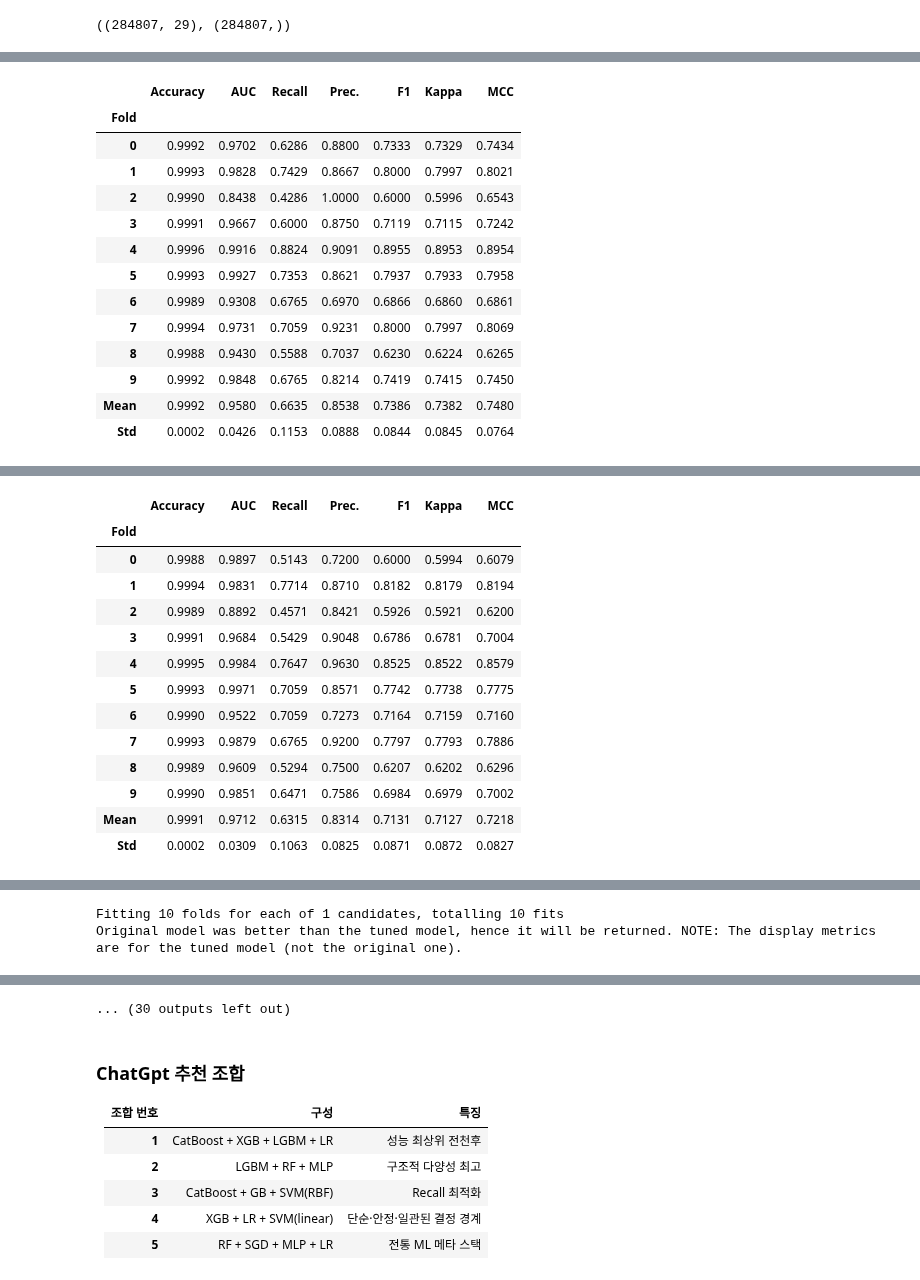
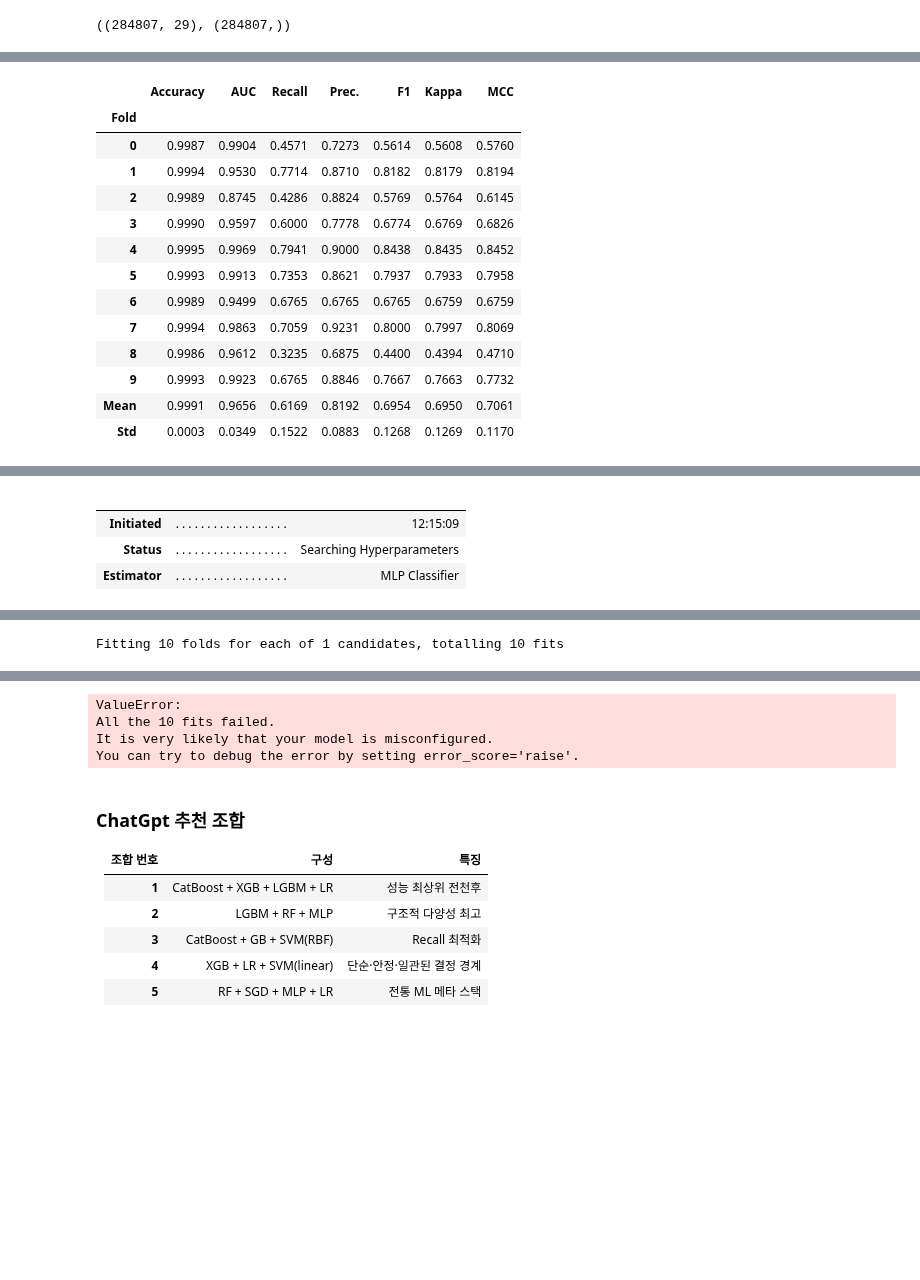
Before and after one commit to jaemin1020/big20-ML-project2-team3, a Jupyter notebook: CreditCardFraud/src/lsj_pycaret_3.EnsembleSet.ipynb, the cells around one changed output, grey strips where cells are left out. Drawn from its saved outputs; the diff is of its cells as text; code cells hidden in the pictures; blank space fills up the shorter version.

```diff
--- a/CreditCardFraud/src/lsj_pycaret_3.EnsembleSet.ipynb
+++ b/CreditCardFraud/src/lsj_pycaret_3.EnsembleSet.ipynb
@@ -142,52 +147,50 @@ mlp_basic_params["random_state"] = [23]
 # %%
 tuned_models = {}
 
-tuned_models['cat'] = tune_model(create_model('catboost'), custom_grid=cat_grid)
-tuned_models['dt'] = tune_model(create_model('dt'), custom_grid=to_grid(HP.dt_basic_params))
-tuned_models['gb'] = tune_model(create_model('gbc'), custom_grid=to_grid(HP.gb_best_params))
-tuned_models['lgbm'] = tune_model(create_model('lightgbm'), custom_grid=to_grid(HP.lgbm_best_param2))
-tuned_models['lr'] = tune_model(create_model('lr'), custom_grid=to_grid(HP.lr_best_params))
-tuned_models['mlp'] = tune_model(create_model('mlp'), custom_grid=to_grid(HP.mlp_basic_params))
-tuned_models['rf'] = tune_model(create_model('rf'), custom_grid=to_grid(HP.rf_best_params))
-tuned_models['sgd'] = tune_model(create_model('sgd'), custom_grid=to_grid(HP.sgd_best_params))
-tuned_models['xgb'] = tune_model(create_model('xgboost'), custom_grid=to_grid(HP.xgb_best_params))
+tuned_models['mlp'] = tune_model(create_model('mlp'), custom_grid=mlp_grid)
 
 lsvc_model = create_model(custom_model=CalibratedLinearSVC(), verbose=False)
 tuned_models['lsvc'] = tune_model(lsvc_model, custom_grid=lsvc_grid)
+
+tuned_models['cat'] = tune_model(create_model('catboost'), custom_grid=cat_grid)
+
+tuned_models['dt'] = tune_model(create_model('dt'), custom_grid=to_grid(HP.dt_basic_params))
+
+tuned_models['gb'] = tune_model(create_model('gbc'), custom_grid=to_grid(HP.gb_best_params))
+
+tuned_models['lgbm'] = tune_model(create_model('lightgbm'), custom_grid=to_grid(HP.lgbm_best_param2))
+
+tuned_models['lr'] = tune_model(create_model('lr'), custom_grid=to_grid(HP.lr_best_params))
+
+tuned_models['rf'] = tune_model(create_model('rf'), custom_grid=to_grid(HP.rf_best_params))
+
+tuned_models['xgb'] = tune_model(create_model('xgboost'), custom_grid=to_grid(HP.xgb_best_params))
+
 
 print("\n🎯 튜닝 완료! 모델 성능 비교:\n")
 results = pull()
 results_sorted = results.sort_values(by="AUC", ascending=False)
 results_sorted
 # %% [output]
 [interactive output not drawn]
 |  | Accuracy | AUC | Recall | Prec. | F1 | Kappa | MCC |
 | Fold |  |  |  |  |  |  |  |
-| 0 | 0.9992 | 0.9702 | 0.6286 | 0.8800 | 0.7333 | 0.7329 | 0.7434 |
-| 1 | 0.9993 | 0.9828 | 0.7429 | 0.8667 | 0.8000 | 0.7997 | 0.8021 |
-| 2 | 0.9990 | 0.8438 | 0.4286 | 1.0000 | 0.6000 | 0.5996 | 0.6543 |
-| 3 | 0.9991 | 0.9667 | 0.6000 | 0.8750 | 0.7119 | 0.7115 | 0.7242 |
-| 4 | 0.9996 | 0.9916 | 0.8824 | 0.9091 | 0.8955 | 0.8953 | 0.8954 |
-| 5 | 0.9993 | 0.9927 | 0.7353 | 0.8621 | 0.7937 | 0.7933 | 0.7958 |
-| 6 | 0.9989 | 0.9308 | 0.6765 | 0.6970 | 0.6866 | 0.6860 | 0.6861 |
-| 7 | 0.9994 | 0.9731 | 0.7059 | 0.9231 | 0.8000 | 0.7997 | 0.8069 |
-| 8 | 0.9988 | 0.9430 | 0.5588 | 0.7037 | 0.6230 | 0.6224 | 0.6265 |
-| 9 | 0.9992 | 0.9848 | 0.6765 | 0.8214 | 0.7419 | 0.7415 | 0.7450 |
-| Mean | 0.9992 | 0.9580 | 0.6635 | 0.8538 | 0.7386 | 0.7382 | 0.7480 |
-| Std | 0.0002 | 0.0426 | 0.1153 | 0.0888 | 0.0844 | 0.0845 | 0.0764 |
+| 0 | 0.9987 | 0.9904 | 0.4571 | 0.7273 | 0.5614 | 0.5608 | 0.5760 |
+| 1 | 0.9994 | 0.9530 | 0.7714 | 0.8710 | 0.8182 | 0.8179 | 0.8194 |
+| 2 | 0.9989 | 0.8745 | 0.4286 | 0.8824 | 0.5769 | 0.5764 | 0.6145 |
+| 3 | 0.9990 | 0.9597 | 0.6000 | 0.7778 | 0.6774 | 0.6769 | 0.6826 |
+| 4 | 0.9995 | 0.9969 | 0.7941 | 0.9000 | 0.8438 | 0.8435 | 0.8452 |
+| 5 | 0.9993 | 0.9913 | 0.7353 | 0.8621 | 0.7937 | 0.7933 | 0.7958 |
+| 6 | 0.9989 | 0.9499 | 0.6765 | 0.6765 | 0.6765 | 0.6759 | 0.6759 |
+| 7 | 0.9994 | 0.9863 | 0.7059 | 0.9231 | 0.8000 | 0.7997 | 0.8069 |
+| 8 | 0.9986 | 0.9612 | 0.3235 | 0.6875 | 0.4400 | 0.4394 | 0.4710 |
+| 9 | 0.9993 | 0.9923 | 0.6765 | 0.8846 | 0.7667 | 0.7663 | 0.7732 |
+| Mean | 0.9991 | 0.9656 | 0.6169 | 0.8192 | 0.6954 | 0.6950 | 0.7061 |
+| Std | 0.0003 | 0.0349 | 0.1522 | 0.0883 | 0.1268 | 0.1269 | 0.1170 |
 [interactive output not drawn]
+|  |  |  |
+|  |  |  |
+| Initiated | . . . . . . . . . . . . . . . . . . | 12:15:09 |
+| Status | . . . . . . . . . . . . . . . . . . | Searching Hyperparameters |
+| Estimator | . . . . . . . . . . . . . . . . . . | MLP Classifier |
 [interactive output not drawn]
-|  | Accuracy | AUC | Recall | Prec. | F1 | Kappa | MCC |
-| Fold |  |  |  |  |  |  |  |
-| 0 | 0.9988 | 0.9897 | 0.5143 | 0.7200 | 0.6000 | 0.5994 | 0.6079 |
-| 1 | 0.9994 | 0.9831 | 0.7714 | 0.8710 | 0.8182 | 0.8179 | 0.8194 |
-| 2 | 0.9989 | 0.8892 | 0.4571 | 0.8421 | 0.5926 | 0.5921 | 0.6200 |
-| 3 | 0.9991 | 0.9684 | 0.5429 | 0.9048 | 0.6786 | 0.6781 | 0.7004 |
-| 4 | 0.9995 | 0.9984 | 0.7647 | 0.9630 | 0.8525 | 0.8522 | 0.8579 |
-| 5 | 0.9993 | 0.9971 | 0.7059 | 0.8571 | 0.7742 | 0.7738 | 0.7775 |
-| 6 | 0.9990 | 0.9522 | 0.7059 | 0.7273 | 0.7164 | 0.7159 | 0.7160 |
-| 7 | 0.9993 | 0.9879 | 0.6765 | 0.9200 | 0.7797 | 0.7793 | 0.7886 |
-| 8 | 0.9989 | 0.9609 | 0.5294 | 0.7500 | 0.6207 | 0.6202 | 0.6296 |
-| 9 | 0.9990 | 0.9851 | 0.6471 | 0.7586 | 0.6984 | 0.6979 | 0.7002 |
-| Mean | 0.9991 | 0.9712 | 0.6315 | 0.8314 | 0.7131 | 0.7127 | 0.7218 |
-| Std | 0.0002 | 0.0309 | 0.1063 | 0.0825 | 0.0871 | 0.0872 | 0.0827 |
@@ -195,2 +197 @@ results_sorted
 Fitting 10 folds for each of 1 candidates, totalling 10 fits
-Original model was better than the tuned model, hence it will be returned. NOTE: The display metrics are for the tuned model (not the original one).
@@ -228,4 +198,7 @@ Original model was better than the tuned model, hence it will be returned. NOTE:
-... (30 outputs left out)
+ValueError:
+All the 10 fits failed.
+It is very likely that your model is misconfigured.
+You can try to debug the error by setting error_score='raise'.
 # %%
 # BestOpt 찾고 나서 스케일적용 버전 만들어서 모델링하기
 # 2.5 StandardScaler 적용
```
Also changed, not shown: parts of 2 cells of this notebook, 2 other files.
